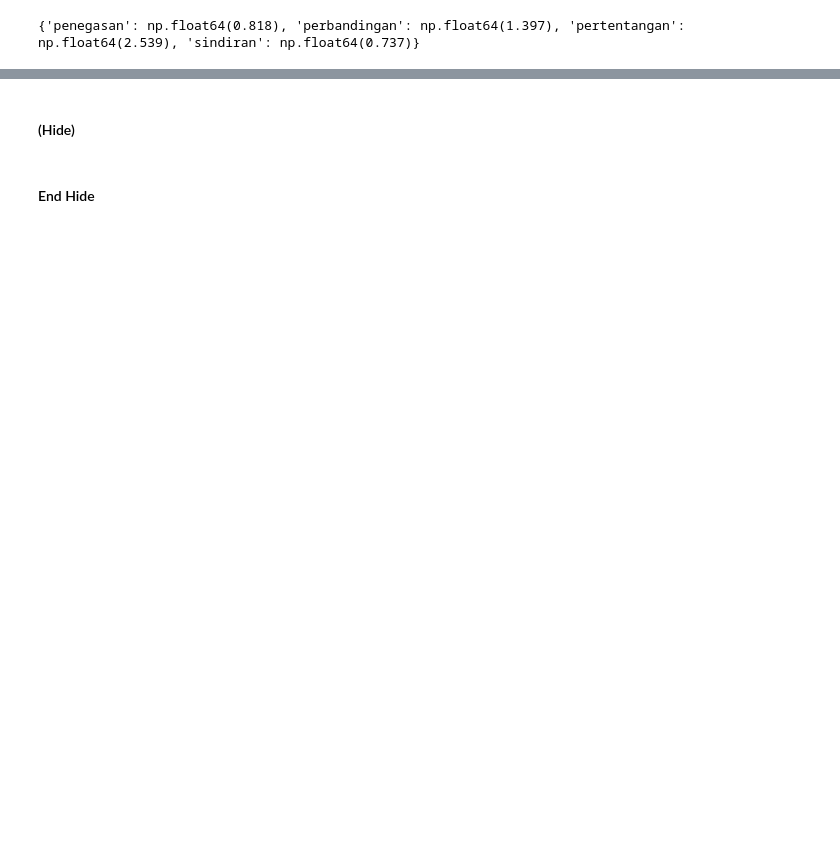
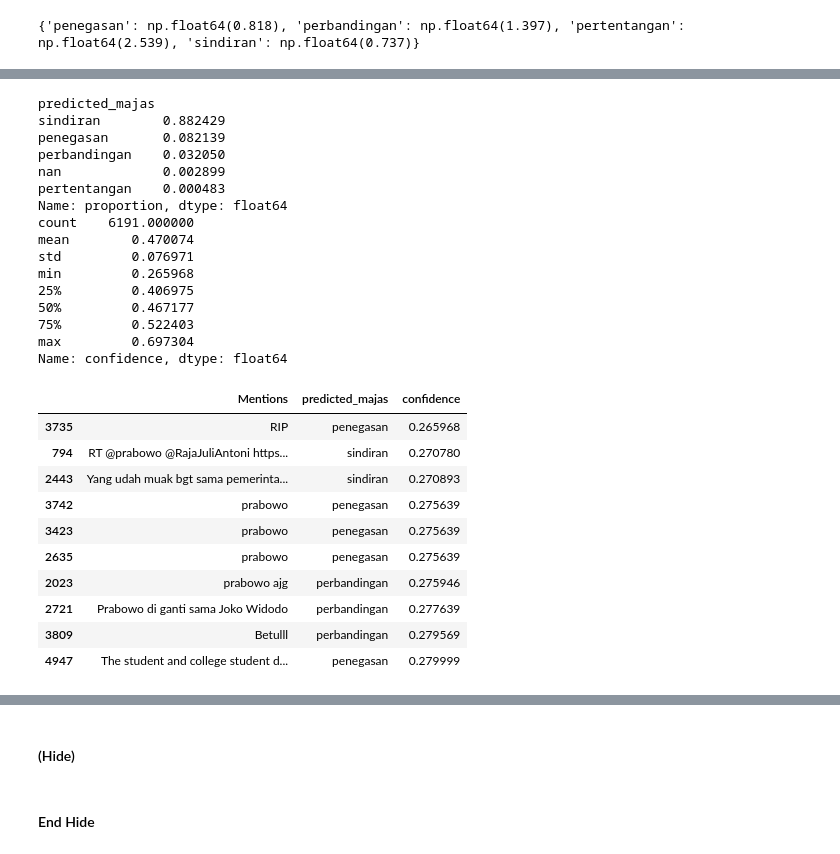
Before and after one commit to aldo02032004/naufaldo.github.io, a Jupyter notebook: 2_ML_Dev_Notebook.ipynb, the cells around one changed output, grey strips where cells are left out. Saved outputs shown, nothing was run; the diff lists cells and outputs as text; code cells hidden in the pictures; blank space fills up the shorter version.

```diff
--- a/2_ML_Dev_Notebook.ipynb
+++ b/2_ML_Dev_Notebook.ipynb
@@ -103,10 +84,10 @@ daily_16okt_Prabowo (6).csv (6209, 13)
 |  | No | Type | Mentions | Majas | Date | Link | Media | Sentiment | Category | Group Category | ... |
 | 0 | 1 | post | Temen kantor pada bahas PHK massa... | SINISME | 2026-05-14 03:13:56 | https://example.com/post/1 | Facebook | Negative | - | - | ... |
 # %%
-def prepare_time(data, format='mixed', dayfirst=True):
+def prepare_time(data):
     # parse 'Date' into datetime, sort oldest -> newest, and return the date range
     data = data.copy()
-    data['Date'] = pd.to_datetime(data['Date'], format=format, dayfirst=dayfirst)
+    data['Date'] = pd.to_datetime(data['Date'], format='mixed', dayfirst=True)
     data = data.sort_values('Date')
     start_date, end_date = (d.strftime('%d %b %Y') for d in data['Date'].iloc[[0, -1]])
     return data, start_date, end_date
@@ -639,0 +829,35 @@ def predict_batch(model, texts, tokenizer, batch_size=32):
+# %%
+print(output_df['predicted_majas'].value_counts(dropna=False, normalize=True))
+print(output_df['confidence'].describe())
+
+# read the 10 least-confident predictions yourself: the fastest way
+# to catch a preprocessing mismatch between train and predict
+output_df.nsmallest(10, 'confidence')[['Mentions', 'predicted_majas', 'confidence']]
+# %% [output]
+predicted_majas
+sindiran        0.882429
+penegasan       0.082139
+perbandingan    0.032050
+nan             0.002899
+pertentangan    0.000483
+Name: proportion, dtype: float64
+count    6191.000000
+mean        0.470074
+std         0.076971
+min         0.265968
+25%         0.406975
+50%         0.467177
+75%         0.522403
+max         0.697304
+Name: confidence, dtype: float64
+|  | Mentions | predicted_majas | confidence |
+| 3735 | RIP | penegasan | 0.265968 |
+| 794 | RT @prabowo @RajaJuliAntoni https... | sindiran | 0.270780 |
+| 2443 | Yang udah muak bgt sama pemerinta... | sindiran | 0.270893 |
+| 3742 | prabowo | penegasan | 0.275639 |
+| 3423 | prabowo | penegasan | 0.275639 |
+| 2635 | prabowo | penegasan | 0.275639 |
+| 2023 | prabowo ajg | perbandingan | 0.275946 |
+| 2721 | Prabowo di ganti sama Joko Widodo | perbandingan | 0.277639 |
+| 3809 | Betulll | perbandingan | 0.279569 |
+| 4947 | The student and college student d... | penegasan | 0.279999 |
```
Also changed, not shown: parts of 44 cells of this notebook.
